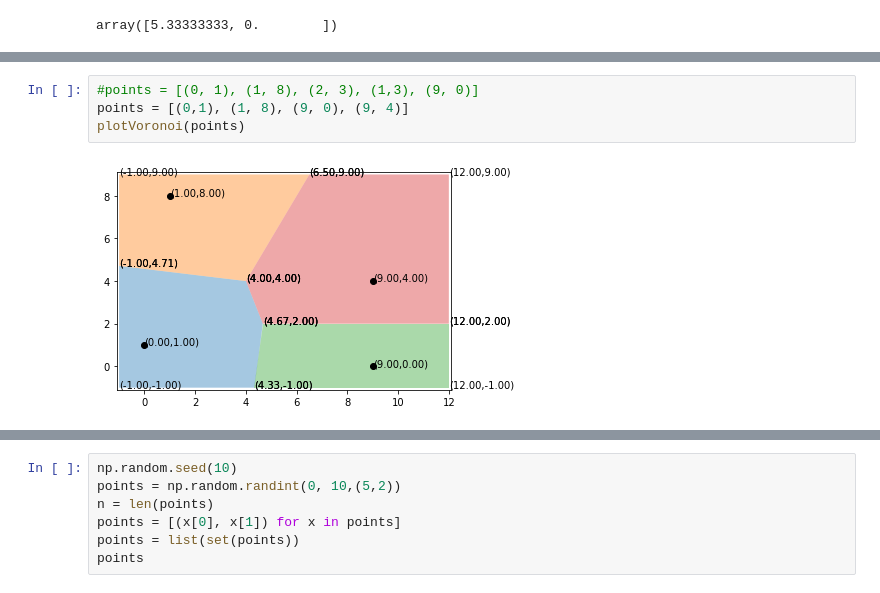
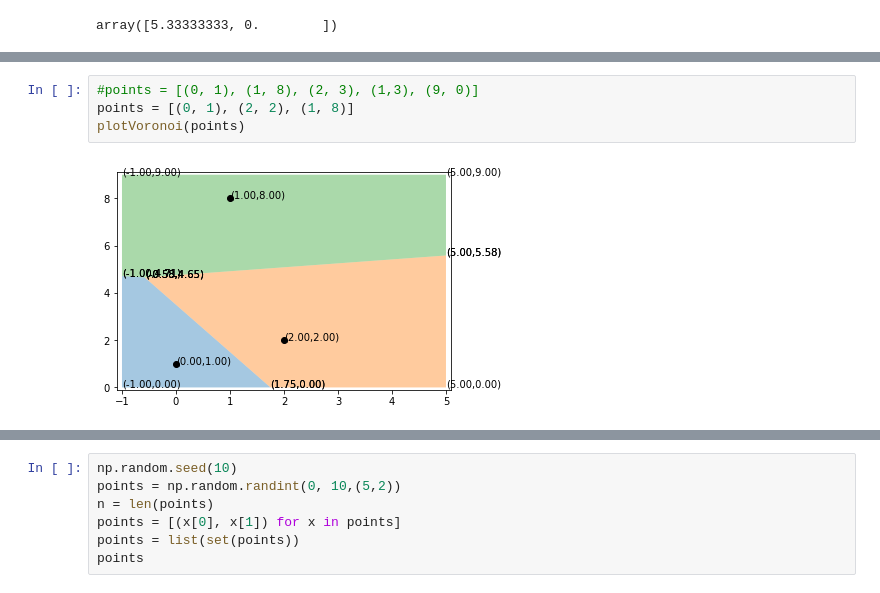
Before and after one commit to khuyentran1401/Voronoi-diagram, a Jupyter notebook: plot.ipynb, the cells around one changed output, grey strips where cells are left out. Cells and saved outputs as stored; diff of their text form.

```diff
--- a/plot.ipynb
+++ b/plot.ipynb
@@ -112,9 +114,9 @@ AttributeError: 'NoneType' object has no attribute 'origin'
 # %%
 #points = [(0, 1), (1, 8), (2, 3), (1,3), (9, 0)]
-points = [(0,1), (1, 8), (9, 0), (9, 4)]
+points = [(0, 1), (2, 2), (1, 8)]
 plotVoronoi(points)
 # %% [output]
-[figure, old version]
+[figure, new version]
 # %%
 cur_points
 # %% [output]
```
Also changed, not shown: parts of 2 cells of this notebook, 2 other files.
